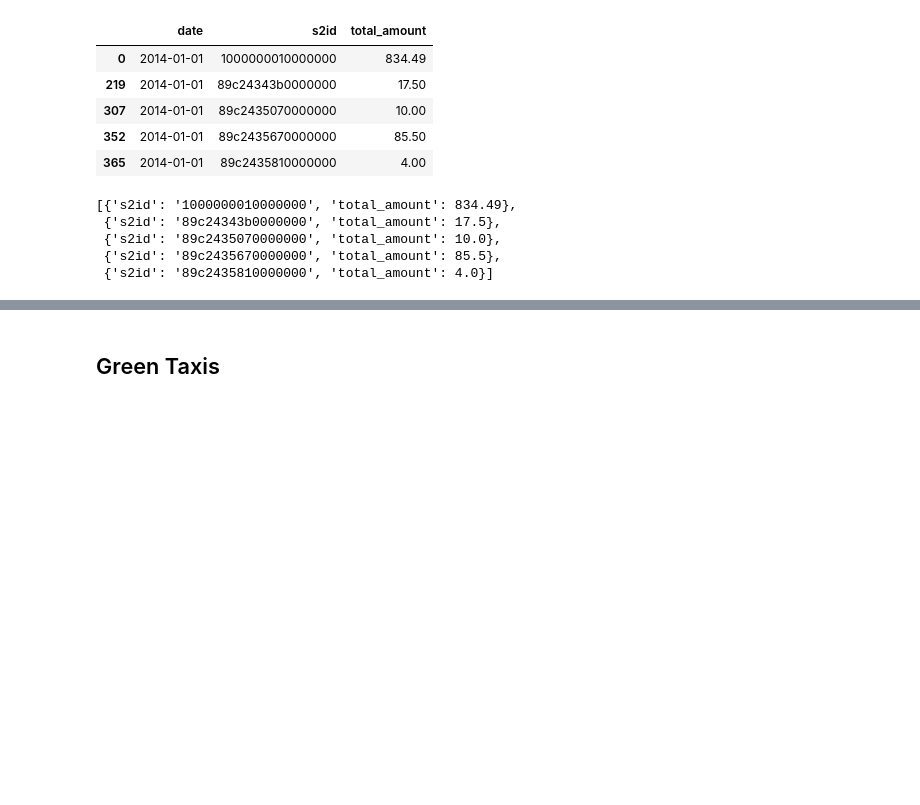
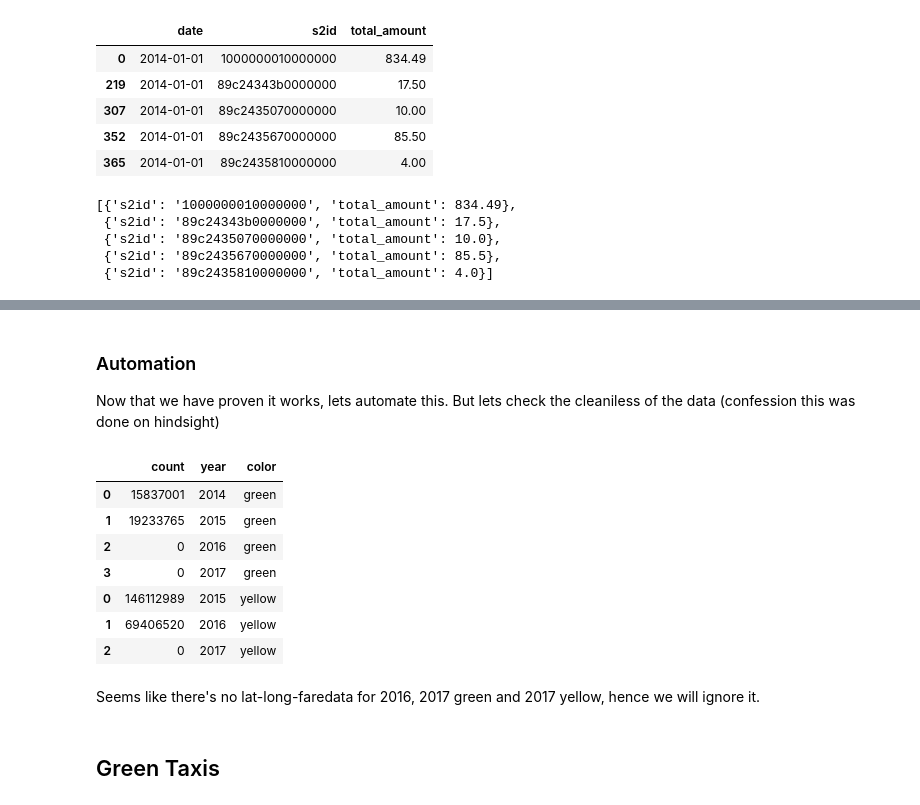
Before and after one commit to etheleon/gojek_takehome, a Jupyter notebook: precompute/APIs.ipynb, the cells around one changed output, grey strips where cells are left out. Saved outputs shown, nothing was run; the diff lists cells and outputs as text; code cells hidden in the pictures; blank space fills up the shorter version.

Commit message:
Include final API data

```diff
--- a/precompute/APIs.ipynb
+++ b/precompute/APIs.ipynb
@@ -682,2 +627,55 @@ pd.DataFrame({"tables":tables})
+# %% [markdown]
+### Automation
+
+Now that we have proven it works, lets automate this. But lets check the cleaniless of the data (confession this was done on hindsight)
+# %%
+query = """
+SELECT
+  count(*) as count
+FROM
+  `bigquery-public-data.new_york_taxi_trips.tlc_{COLOR}_trips_{YEAR}`
+WHERE
+  pickup_latitude is not NULL
+  AND pickup_longitude is not NULL
+  AND fare_amount is not NULL
+    """
+
+def get_count(row):
+#    print(row.name)
+    return (client
+            .query(query.format(
+                YEAR=row["year"],
+                COLOR=row["color"]))
+            .to_dataframe()
+            .assign(year=row["year"],
+                    color=row["color"])
+            .loc[0,:]
+           )
+
+counts = (pd.concat([
+    pd.DataFrame({
+        "year":[2014, 2015, 2016, 2017],
+        "color": "green"
+    }),
+    pd.DataFrame({
+        "year":[2015, 2016, 2017],
+        "color": "yellow"
+    })
+])
+ .apply(get_count, axis=1)
+)
+# %%
+counts
+# %% [output]
+|  | count | year | color |
+| 0 | 15837001 | 2014 | green |
+| 1 | 19233765 | 2015 | green |
+| 2 | 0 | 2016 | green |
+| 3 | 0 | 2017 | green |
+| 0 | 146112989 | 2015 | yellow |
+| 1 | 69406520 | 2016 | yellow |
+| 2 | 0 | 2017 | yellow |
+# %% [markdown]
+Seems like there's no lat-long-faredata for 2016, 2017 green and 2017 yellow, hence we will ignore it.
 # %% [markdown]
 ## Green Taxis
```
Also changed, not shown: parts of 27 cells of this notebook, 5 other files.
